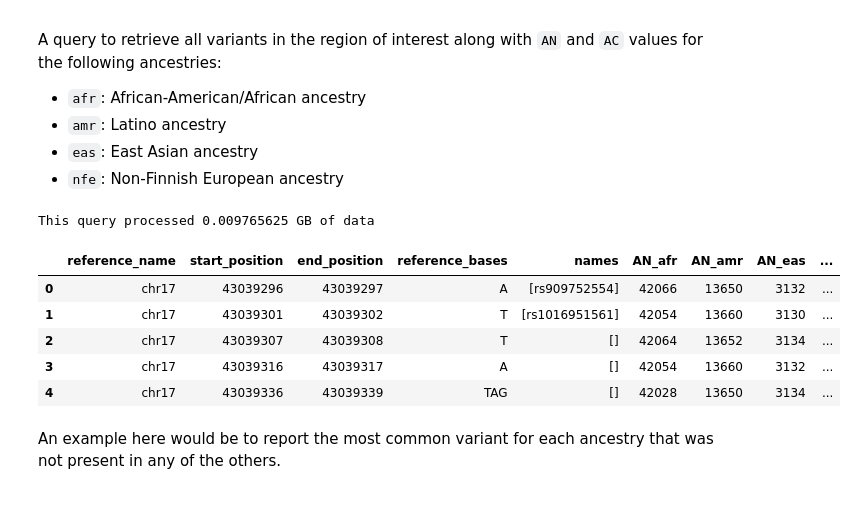
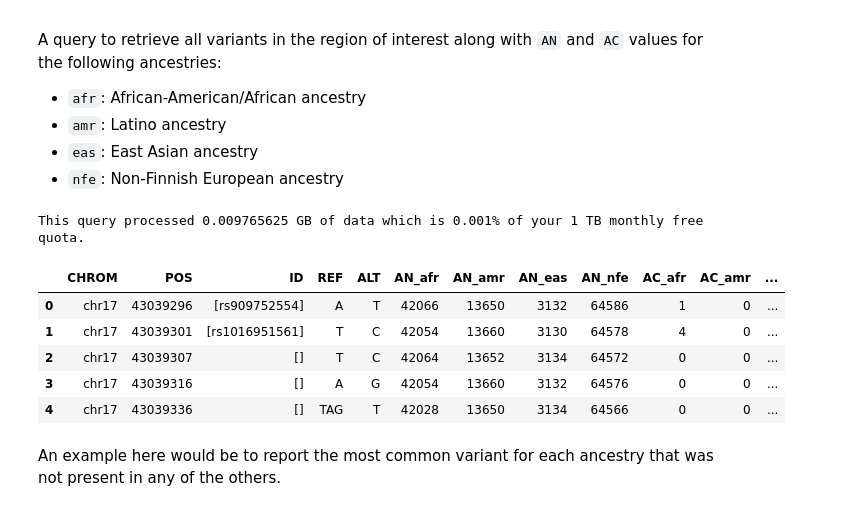
Before and after one commit to googlegenomics/gcp-variant-transforms, a Jupyter notebook: docs/sample_queries/gnomad/gnomad.ipynb, the cells around one changed output. Cells and saved outputs as stored; diff of their text form; code cells hidden in the pictures.

```diff
--- a/docs/sample_queries/gnomad/gnomad.ipynb
+++ b/docs/sample_queries/gnomad/gnomad.ipynb
@@ -286,39 +296,37 @@ A query to retrieve all variants in the region of interest along with `AN` and `
 # %%
 # NOTE: For v2_1_1 the "variant_type" column must be replaced with "alternate_bases.allele_type AS variant_type"
 query_template = """
-SELECT reference_name,
-       start_position,
-       end_position,
-       reference_bases,
-       names,
+SELECT reference_name AS CHROM,
+       start_position AS POS,
+       names AS ID,
+       reference_bases AS REF,
+       alternate_bases.alt AS ALT,
        AN_afr,
        AN_amr,
        AN_eas,
        AN_nfe,
-       alternate_bases.alt AS alt,
-       variant_type,
        alternate_bases.AC_afr AS AC_afr,
        alternate_bases.AC_amr AS AC_amr,
        alternate_bases.AC_eas AS AC_eas,
        alternate_bases.AC_nfe AS AC_nfe,
 FROM `bigquery-public-data.gnomAD.{GNOMAD_VER}__{CHROM}` AS main_table,
      main_table.alternate_bases AS alternate_bases
 WHERE start_position >= {X} AND start_position <= {Y}
 ORDER BY 1,2
 """
 query = query_template.format(GNOMAD_VER=gnomad_version_region,
                               CHROM=chromosome_region, X=x, Y=y)
 
 stats_ancestry = run_query(query)
 stats_ancestry.head()
 # %% [output]
-This query processed 0.009765625 GB of data
+This query processed 0.009765625 GB of data which is 0.001% of your 1 TB monthly free quota.
-|  | reference_name | start_position | end_position | reference_bases | names | AN_afr | AN_amr | AN_eas | ... |
-| 0 | chr17 | 43039296 | 43039297 | A | [rs909752554] | 42066 | 13650 | 3132 | ... |
-| 1 | chr17 | 43039301 | 43039302 | T | [rs1016951561] | 42054 | 13660 | 3130 | ... |
-| 2 | chr17 | 43039307 | 43039308 | T | [] | 42064 | 13652 | 3134 | ... |
-| 3 | chr17 | 43039316 | 43039317 | A | [] | 42054 | 13660 | 3132 | ... |
-| 4 | chr17 | 43039336 | 43039339 | TAG | [] | 42028 | 13650 | 3134 | ... |
+|  | CHROM | POS | ID | REF | ALT | AN_afr | AN_amr | AN_eas | AN_nfe | AC_afr | AC_amr | ... |
+| 0 | chr17 | 43039296 | [rs909752554] | A | T | 42066 | 13650 | 3132 | 64586 | 1 | 0 | ... |
+| 1 | chr17 | 43039301 | [rs1016951561] | T | C | 42054 | 13660 | 3130 | 64578 | 4 | 0 | ... |
+| 2 | chr17 | 43039307 | [] | T | C | 42064 | 13652 | 3134 | 64572 | 0 | 0 | ... |
+| 3 | chr17 | 43039316 | [] | A | G | 42054 | 13660 | 3132 | 64576 | 0 | 0 | ... |
+| 4 | chr17 | 43039336 | [] | TAG | T | 42028 | 13650 | 3134 | 64566 | 0 | 0 | ... |
 # %% [markdown]
 An example here would be to report the most common variant for each ancestry that was not present in any of the others.
 # %%
```
Also changed, not shown: parts of 34 cells of this notebook.
